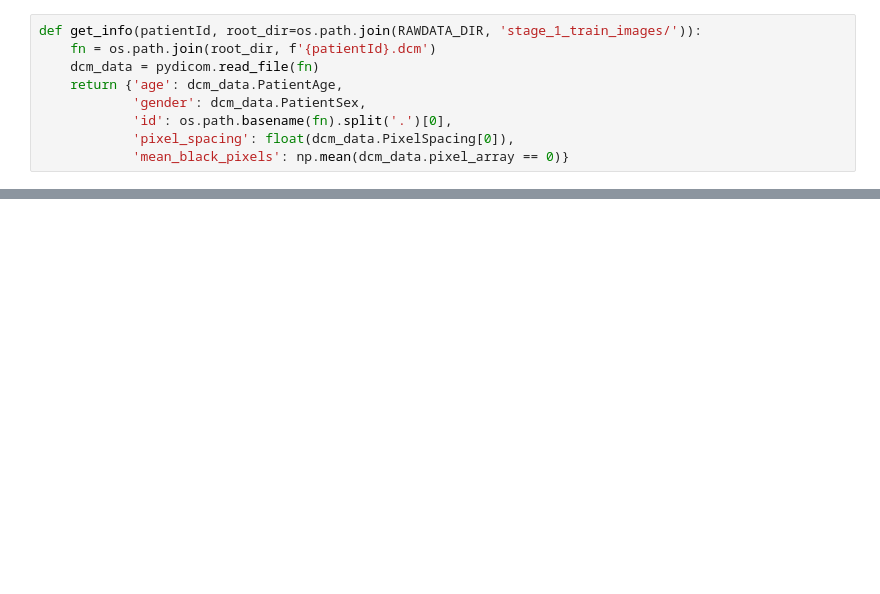
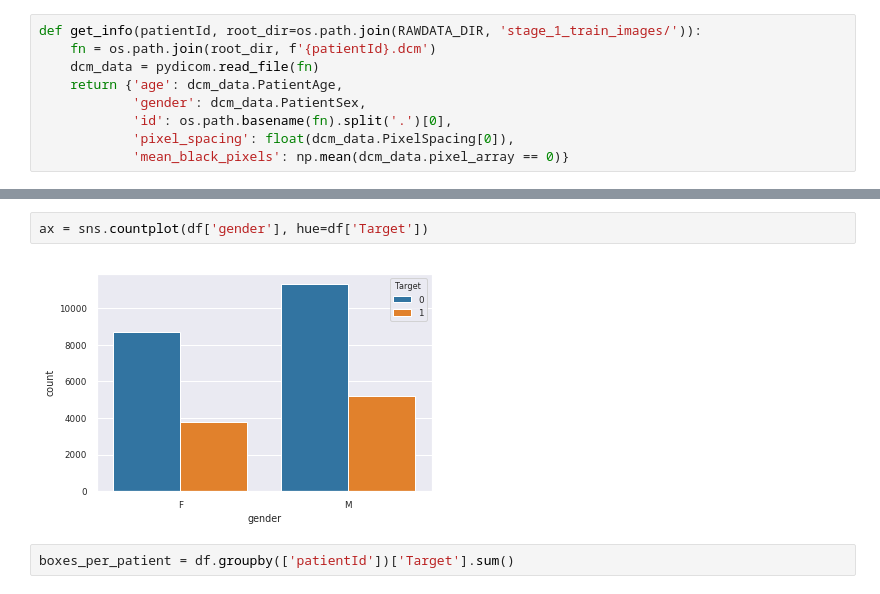
Before and after one commit to abawchen/kaggle-rsna-pneumonia-detection-challenge, a Jupyter notebook: ipynb/eda.ipynb, the cells around one changed output, grey strips where cells are left out. Cells and saved outputs as stored; diff of their text form; blank space fills up the shorter version.

```diff
--- a/ipynb/eda.ipynb
+++ b/ipynb/eda.ipynb
@@ -45,0 +83,6 @@ Index(['patientId', 'x', 'y', 'width', 'height', 'Target', 'aspect_ratio',
+# %%
+ax = sns.countplot(df['gender'], hue=df['Target'])
+# %% [output]
+[figure, added]
+# %%
+boxes_per_patient = df.groupby(['patientId'])['Target'].sum()
```
Also changed, not shown: parts of 20 cells of this notebook.
